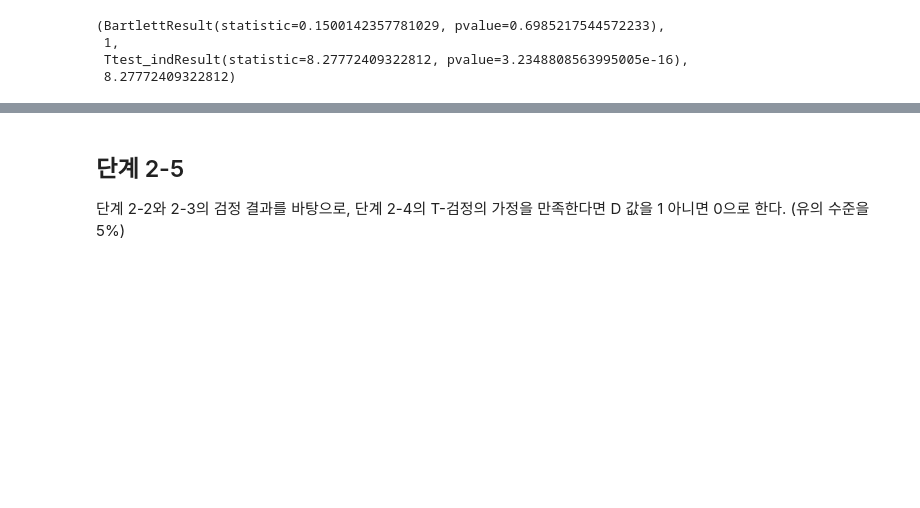
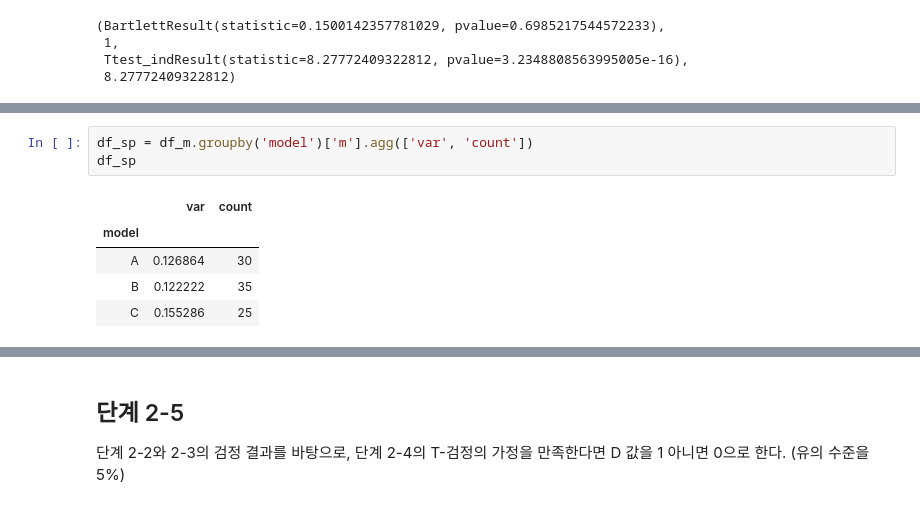
Before and after one commit to sunkusun9/DS_lv3_2404_01, a Jupyter notebook: sec_ds_lv3_prob3_prob.ipynb, the cells around one changed output, grey strips where cells are left out. Drawn from its saved outputs; the diff is of its cells as text; blank space fills up the shorter version.

```diff
--- a/sec_ds_lv3_prob3_prob.ipynb
+++ b/sec_ds_lv3_prob3_prob.ipynb
@@ -744,0 +842,9 @@ result_bartlett, equal_var, result_2_4, C
+# %%
+df_sp = df_m.groupby('model')['m'].agg(['var', 'count'])
+df_sp
+# %% [output]
+|  | var | count |
+| model |  |  |
+| A | 0.126864 | 30 |
+| B | 0.122222 | 35 |
+| C | 0.155286 | 25 |
```
Also changed, not shown: parts of 86 cells of this notebook.
